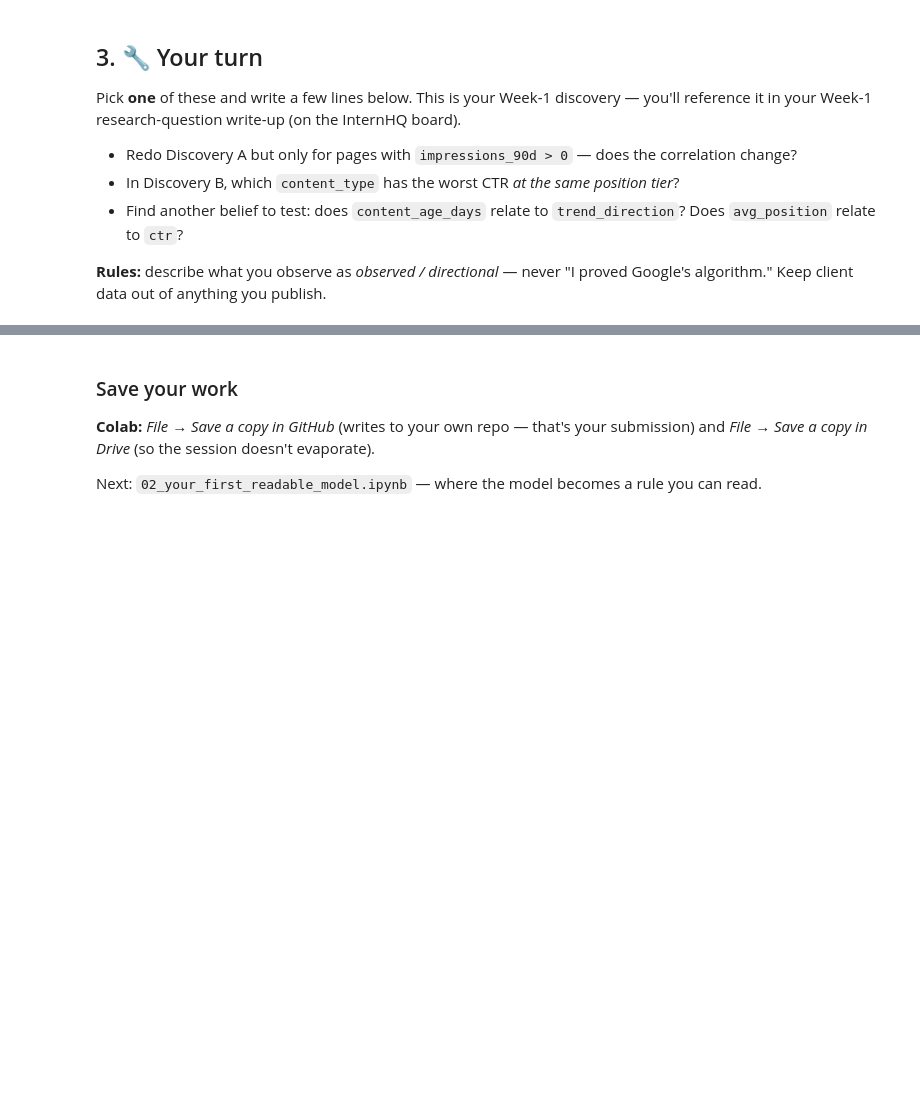
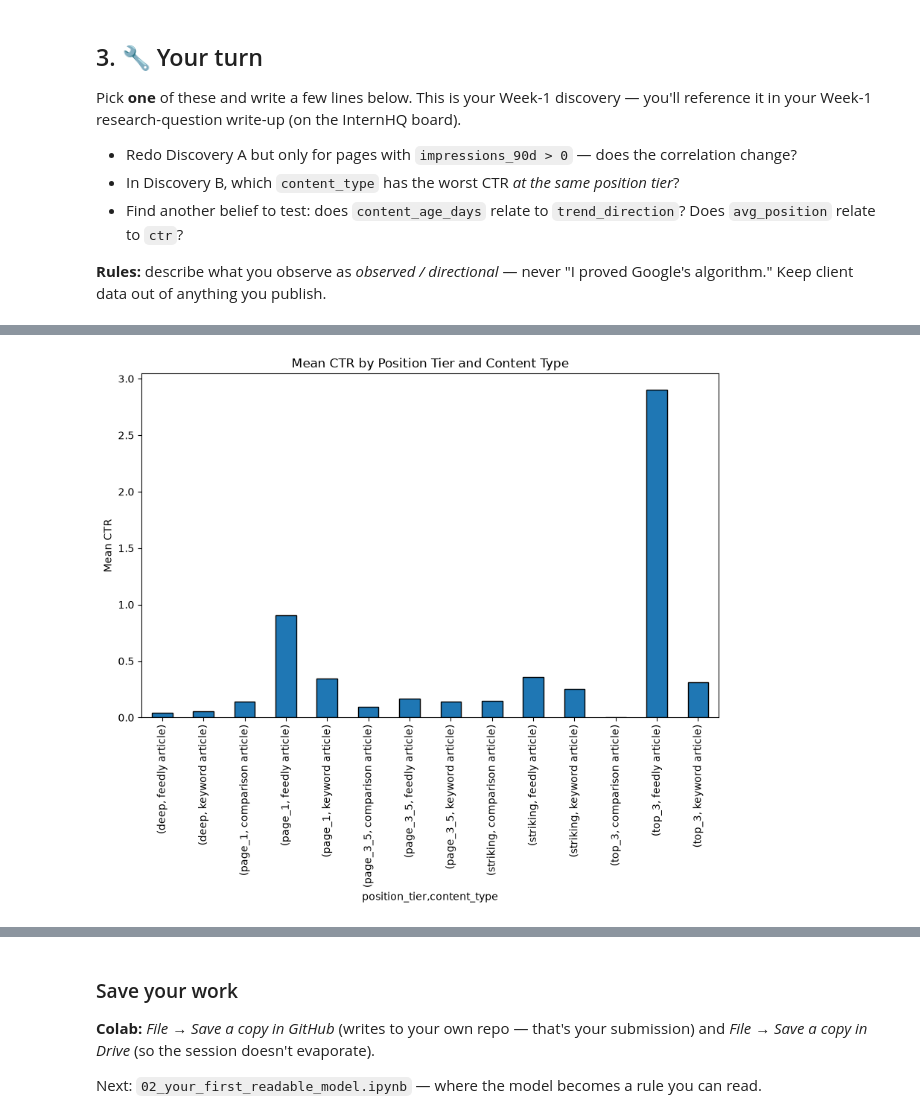
Before and after one commit to si-ux/FlyrankAI-Internship, a Jupyter notebook: notebooks/01_first_look_and_discovery.ipynb, the cells around one changed output, grey strips where cells are left out. Drawn from its saved outputs; the diff is of its cells as text; code cells hidden in the pictures; blank space fills up the shorter version.

```diff
--- a/notebooks/01_first_look_and_discovery.ipynb
+++ b/notebooks/01_first_look_and_discovery.ipynb
@@ -101,0 +161,6 @@ Pick **one** of these and write a few lines below. This is your Week-1 discovery
+# %%
+# Discovery B
+
+visible = df[df["impressions_90d"] >= 100]
+ctr_by_pos_type = visible.groupby(["position_tier", "content_type"])["ctr"].mean()
+print(ctr_by_pos_type.round(4))
@@ -101,0 +184,10 @@ Pick **one** of these and write a few lines below. This is your Week-1 discovery
+# %%
+ctr_by_pos_type.plot(
+    kind="bar",
+    figsize=(10, 6),
+    ylabel="Mean CTR",
+    title="Mean CTR by Position Tier and Content Type",
+    edgecolor="black"
+);
+# %% [output]
+[figure, added]
```
Also changed, not shown: parts of 14 cells of this notebook, 4 other files.
